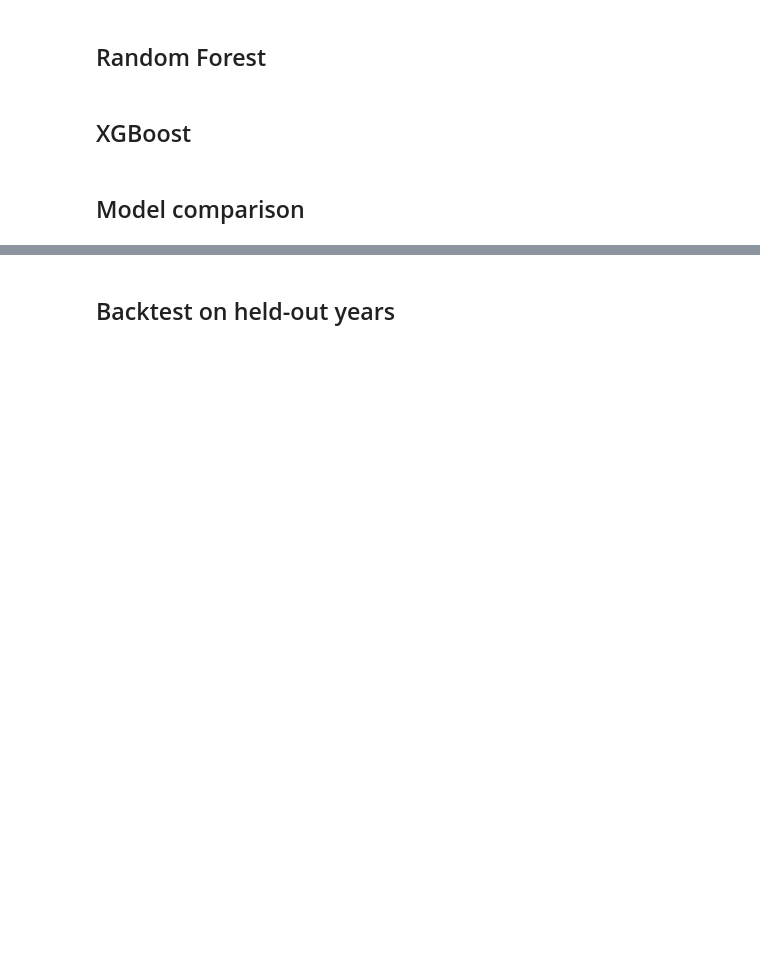
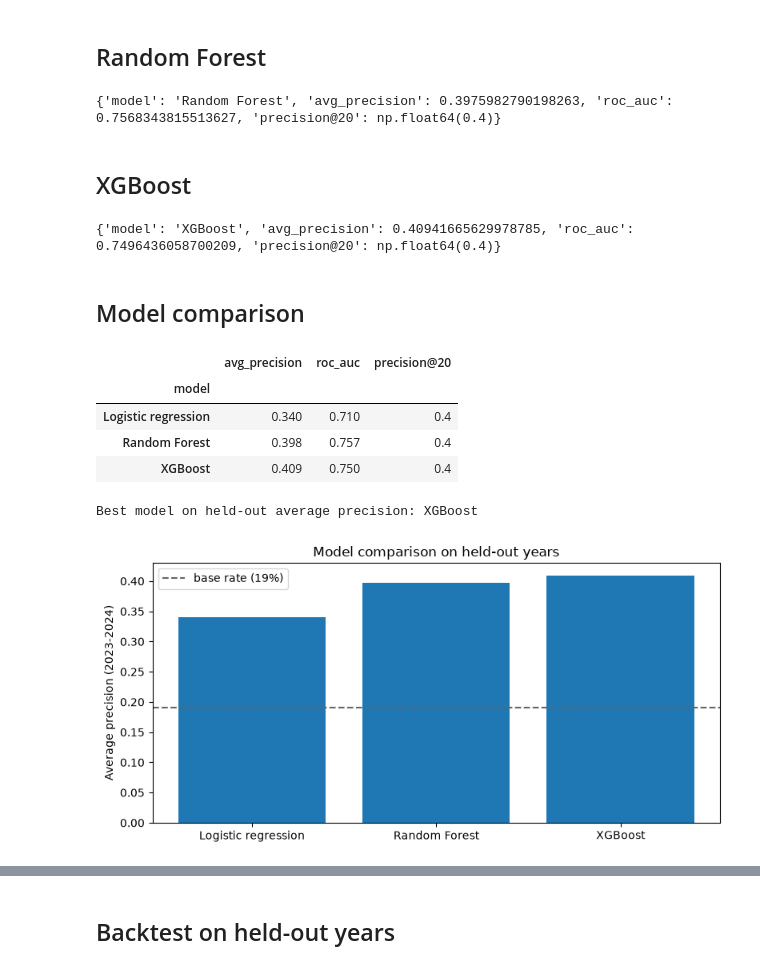
Before and after one commit to rogerjeasy/sustainability-analytics, a Jupyter notebook: notebooks/04_ml_fire_risk.ipynb, the cells around one changed output, grey strips where cells are left out. Saved outputs shown, nothing was run; the diff lists cells and outputs as text; code cells hidden in the pictures; blank space fills up the shorter version.

```diff
--- a/notebooks/04_ml_fire_risk.ipynb
+++ b/notebooks/04_ml_fire_risk.ipynb
@@ -41,0 +45,2 @@ from wildfires.models.tree_models import (
+# %%
+panel = load_panel() # fire x demography. 2019 - 2024
@@ -54,12 +249,60 @@ from wildfires.models.tree_models import (
 # %% [markdown]
 ## Random Forest
 # %%
-# TODO
+# random forest
+from sklearn.ensemble import RandomForestClassifier
+
+rf = RandomForestClassifier(
+    n_estimators=400, class_weight="balanced", random_state=0, n_jobs=-1,
+).fit(X_train, y_train)
+
+rf_scores = evaluate("Random Forest", rf)
+print(rf_scores)
+# %% [output]
+{'model': 'Random Forest', 'avg_precision': 0.3975982790198263, 'roc_auc': 0.7568343815513627, 'precision@20': np.float64(0.4)}
 # %% [markdown]
 ## XGBoost
 # %%
-# TODO
+# xgboost
+from xgboost import XGBClassifier
+
+pos_weight = (y_train == 0).sum() / max((y_train == 1).sum(), 1)
+xgb = XGBClassifier(
+    n_estimators=400, max_depth=4, learning_rate=0.05,
+    subsample=0.8, colsample_bytree=0.8,
+    eval_metric="logloss", scale_pos_weight=pos_weight, random_state=0,
+).fit(X_train, y_train)
+
+xgb_scores = evaluate("XGBoost", xgb)
+print(xgb_scores)
+# %% [output]
+{'model': 'XGBoost', 'avg_precision': 0.40941665629978785, 'roc_auc': 0.7496436058700209, 'precision@20': np.float64(0.4)}
 # %% [markdown]
 ## Model comparison
 # %%
-# TODO
+# compare models
+models = {"Logistic regression": logit, "Random Forest": rf, "XGBoost": xgb}
+comparison = pd.DataFrame([logit_scores, rf_scores, xgb_scores]).set_index("model")
+display(comparison.round(3))
+
+best_name = comparison["avg_precision"].idxmax()
+best_model = models[best_name]
+print(f"Best model on held-out average precision: {best_name}")
+
+fig, ax = plt.subplots(figsize=(8, 4))
+ax.bar(comparison.index, comparison["avg_precision"])
+ax.axhline(BASE_RATE, color="0.4", linestyle="--", label=f"base rate ({BASE_RATE:.0%})")
+ax.set_ylabel("Average precision (2023-2024)")
+ax.set_title("Model comparison on held-out years")
+ax.legend()
+fig.tight_layout()
+save_figure(fig, "model_comparison_ap")
+plt.show()
+# %% [output]
+|  | avg_precision | roc_auc | precision@20 |
+| model |  |  |  |
+| Logistic regression | 0.340 | 0.710 | 0.4 |
+| Random Forest | 0.398 | 0.757 | 0.4 |
+| XGBoost | 0.409 | 0.750 | 0.4 |
+Best model on held-out average precision: XGBoost
+[figure, added]
```
Also changed, not shown: parts of 21 cells of this notebook.
